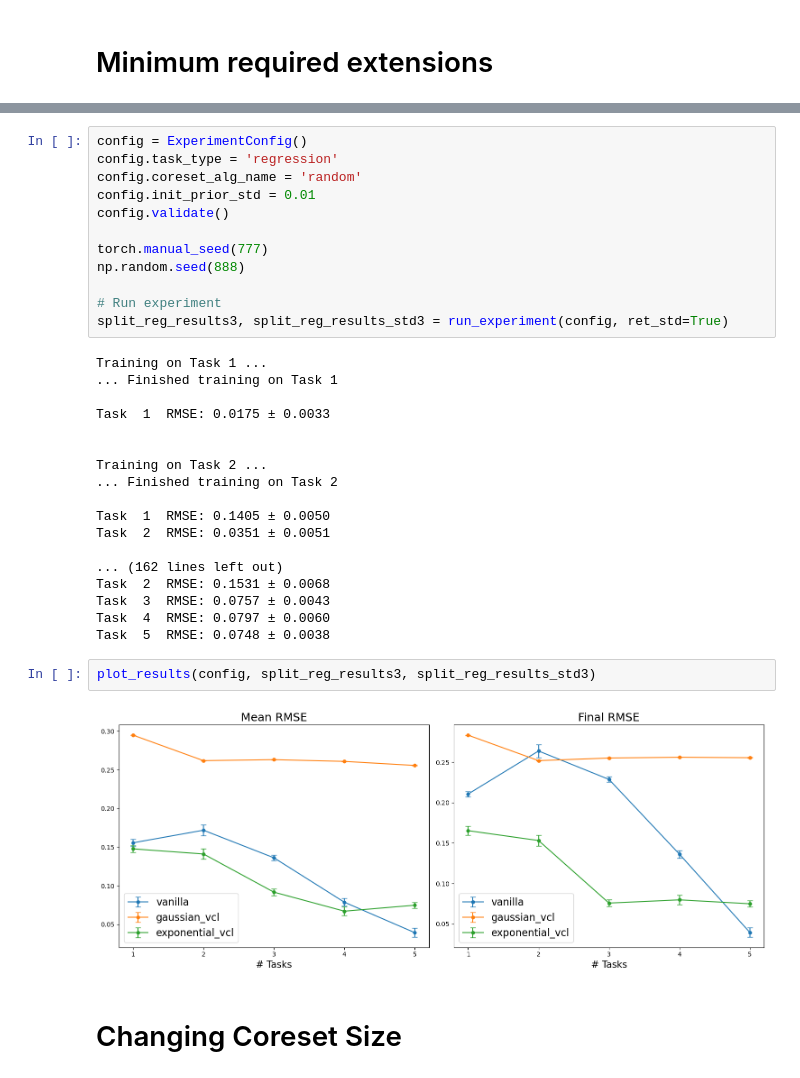
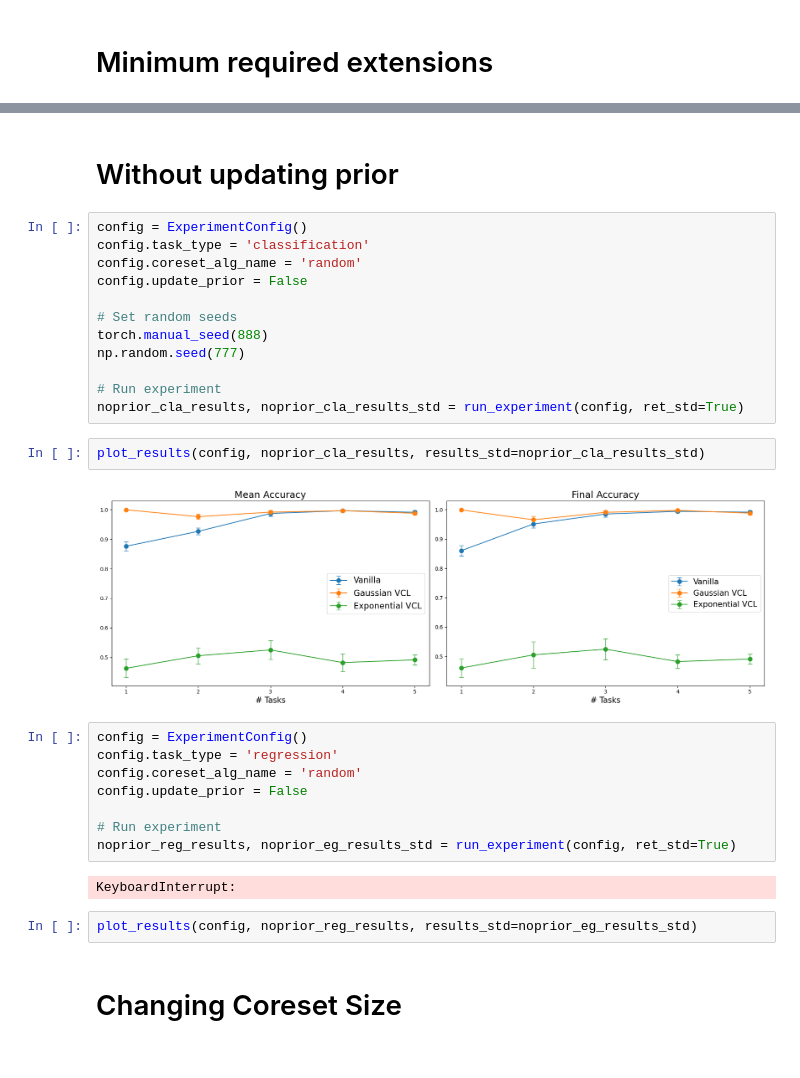
Before and after one commit to 7angel4/VCL-extensions, a Jupyter notebook: experiments.ipynb, the cells around one changed output, grey strips where cells are left out. Cells and saved outputs as stored; diff of their text form.

```diff
--- a/experiments.ipynb
+++ b/experiments.ipynb
@@ -175,37 +193,33 @@ plot_results(config, split_reg_results, split_reg_results_std)
-# %%
-config = ExperimentConfig()
-config.task_type = 'regression'
-config.coreset_alg_name = 'random'
-config.init_prior_std = 0.01
-config.validate()
-
-torch.manual_seed(777)
-np.random.seed(888)
-
-# Run experiment
-split_reg_results3, split_reg_results_std3 = run_experiment(config, ret_std=True)
-# %% [output]
-Training on Task 1 ...
-... Finished training on Task 1
-
-Task  1  RMSE: 0.0175 ± 0.0033
-
-
-Training on Task 2 ...
-... Finished training on Task 2
-
-Task  1  RMSE: 0.1405 ± 0.0050
-Task  2  RMSE: 0.0351 ± 0.0051
-
-... (162 lines left out)
-Task  2  RMSE: 0.1531 ± 0.0068
-Task  3  RMSE: 0.0757 ± 0.0043
-Task  4  RMSE: 0.0797 ± 0.0060
-Task  5  RMSE: 0.0748 ± 0.0038
-# %%
-plot_results(config, split_reg_results3, split_reg_results_std3)
-# %% [output]
-[figure, removed]
+# %% [markdown]
+# Without updating prior
+# %%
+config = ExperimentConfig()
+config.task_type = 'classification'
+config.coreset_alg_name = 'random'
+config.update_prior = False
+
+# Set random seeds
+torch.manual_seed(888)
+np.random.seed(777)
+
+# Run experiment
+noprior_cla_results, noprior_cla_results_std = run_experiment(config, ret_std=True)
+# %%
+plot_results(config, noprior_cla_results, results_std=noprior_cla_results_std)
+# %% [output]
+[figure, added]
+# %%
+config = ExperimentConfig()
+config.task_type = 'regression'
+config.coreset_alg_name = 'random'
+config.update_prior = False
+
+# Run experiment
+noprior_reg_results, noprior_eg_results_std = run_experiment(config, ret_std=True)
+# %% [output]
+KeyboardInterrupt:
+# %%
+plot_results(config, noprior_reg_results, results_std=noprior_eg_results_std)
 # %% [markdown]
 # Changing Coreset Size
 # %%
```
Also changed, not shown: parts of 12 cells of this notebook, 2 other files.
